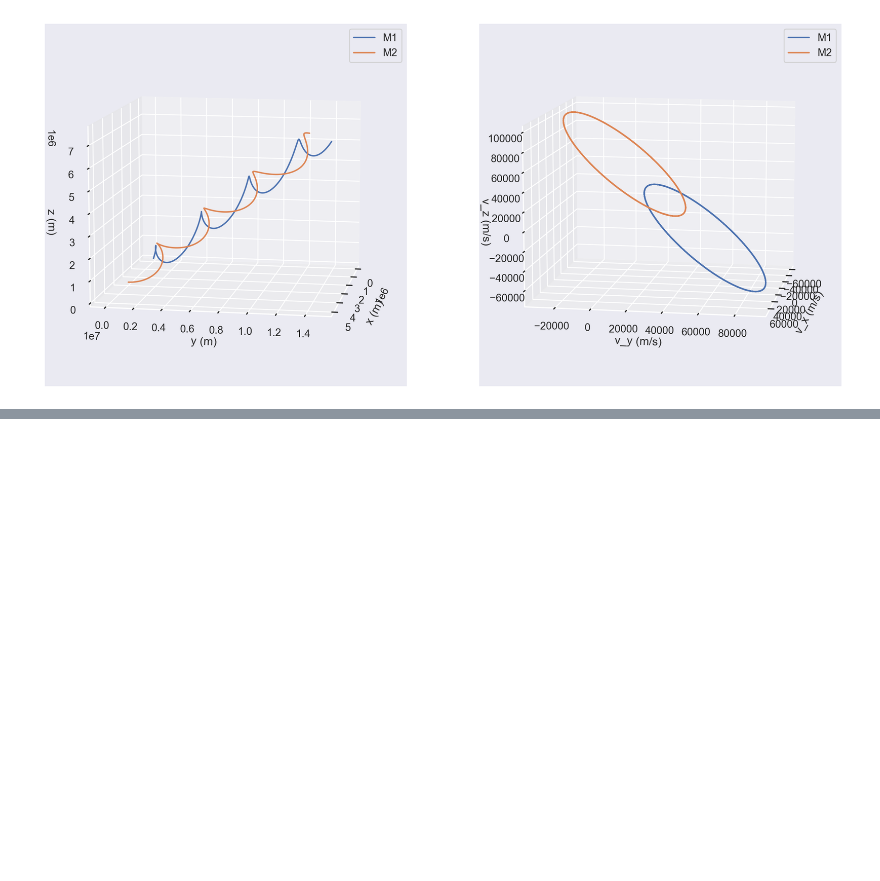
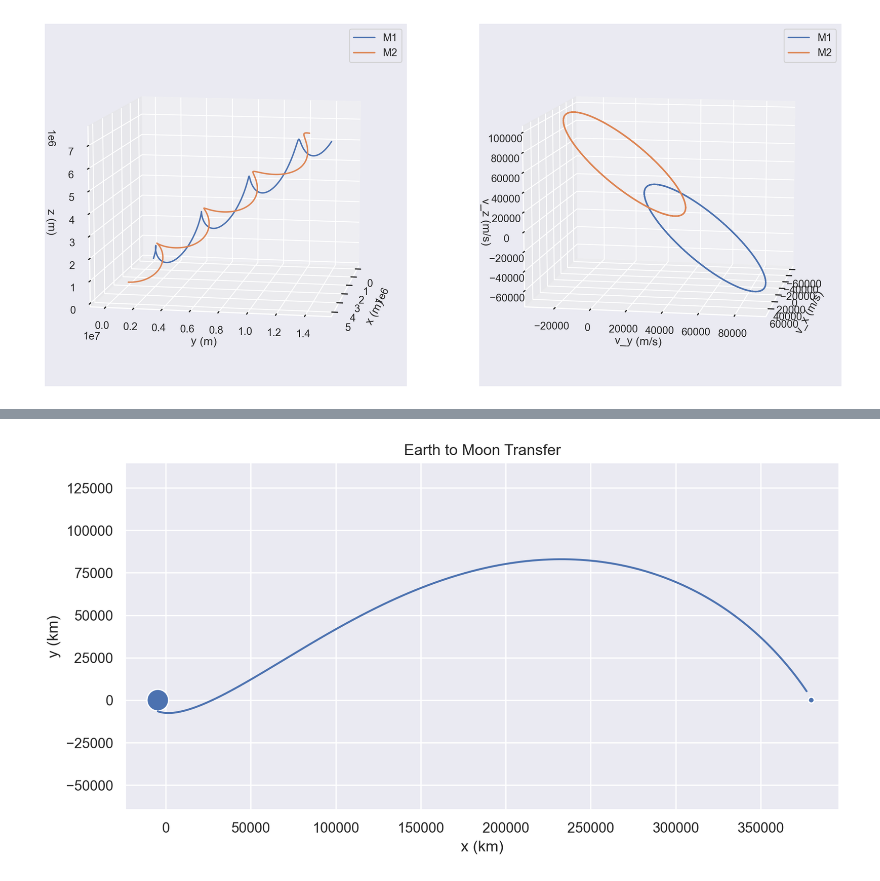
Before and after one commit to MichaszJ/scripts, a Jupyter notebook: Orbital-Dynamics/Usage.ipynb, the cells around one changed output, grey strips where cells are left out. Cells and saved outputs as stored; diff of their text form; code cells hidden in the pictures; blank space fills up the shorter version.

```diff
--- a/Orbital-Dynamics/Usage.ipynb
+++ b/Orbital-Dynamics/Usage.ipynb
@@ -137,0 +116,20 @@ plt.show()
+# %%
+fig, ax = plt.subplots(figsize=(10,5), dpi=230)
+
+ax.plot(x_out, y_out)
+
+earth = plt.Circle((-4671, 0), 6378)
+ax.add_artist(earth)
+
+moon = plt.Circle((-4671 + 384400, 0), 1737)
+ax.add_artist(moon)
+
+ax.set_title('Earth to Moon Transfer')
+ax.set_xlabel('x (km)')
+ax.set_ylabel('y (km)')
+
+ax.axis('equal')
+
+plt.show()
+# %% [output]
+[figure, added]
```
Also changed, not shown: parts of 15 cells of this notebook, 1 other file.
